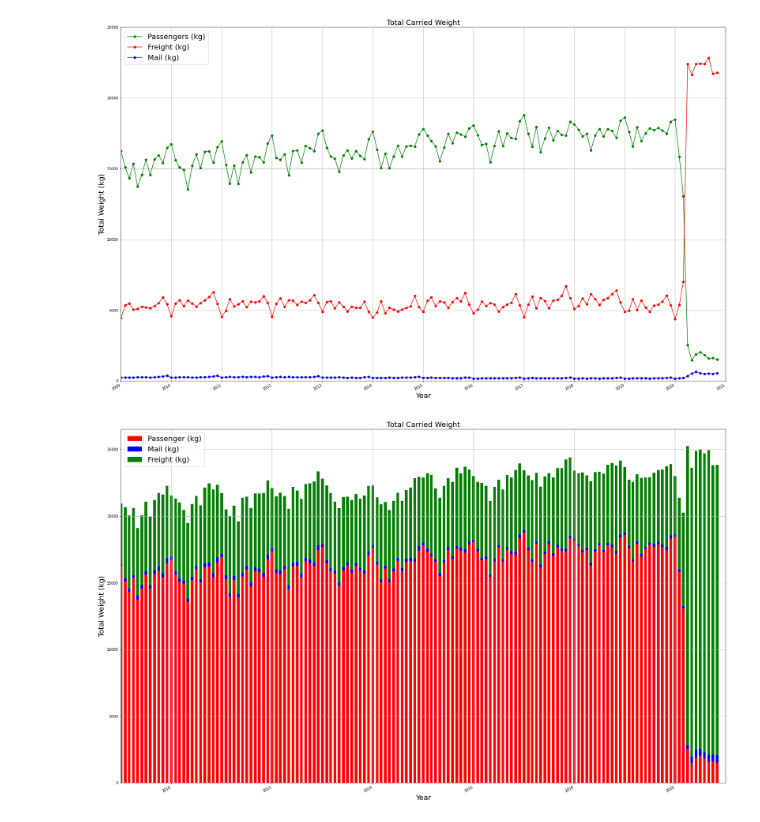
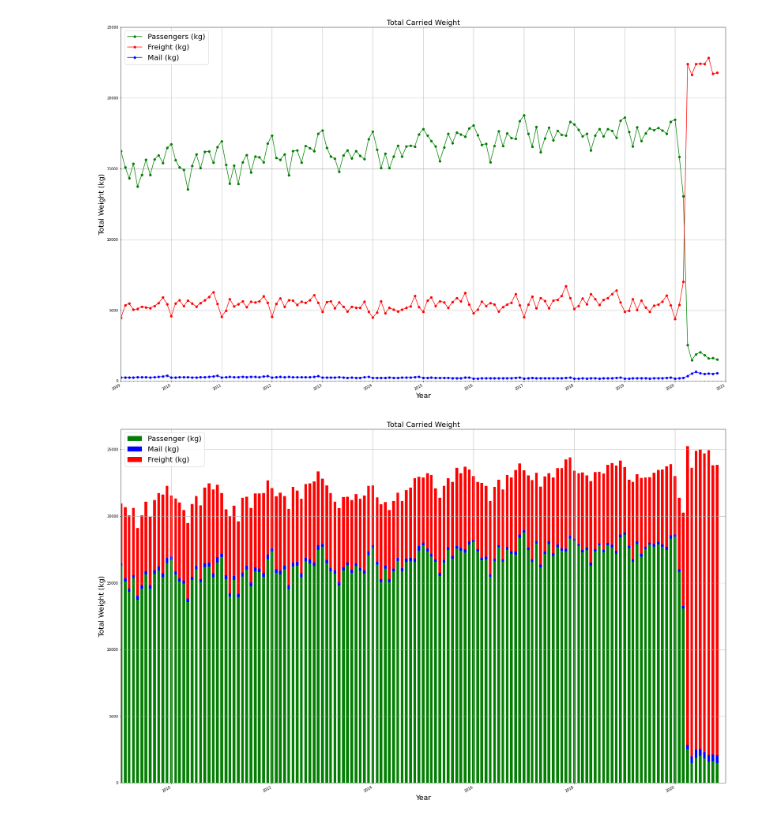
Before and after one commit to dianeyaneza/ebay-espresso, a Jupyter notebook: investigation/ratio_of_passengers_and_freight.ipynb, the cells around one changed output. Cells and saved outputs as stored; diff of their text form; code cells hidden in the pictures.

Commit message:
Changed formatting of ratio stacked bar graph

```diff
--- a/investigation/ratio_of_passengers_and_freight.ipynb
+++ b/investigation/ratio_of_passengers_and_freight.ipynb
@@ -231,33 +231,33 @@ years_fmt = mdates.DateFormatter('%Y') # Formatting like this because stack over
 fig, ax = plt.subplots(figsize=(30,20))
 # Dataset doesn't help us with legends, just lets us make it stacked
 dataset1 = np.array(ratioData['passenger_weight_per_flight'])
 dataset2 = np.array(ratioData['mail_per_flight'])
 dataset3 = np.array(ratioData['freight_per_flight'])
 ind = ratioData['date'] # x axes
 width = 20 # How fat do you want the line?
 
-p1 = ax.bar(ind, dataset1, width, color='r',label='Passenger (kg)')
+p1 = ax.bar(ind, dataset1, width, color='g',label='Passenger (kg)')
 p2 = ax.bar(ind, dataset2, width, bottom=dataset1, color='b',label='Mail (kg)')
-p3 = ax.bar(ind, dataset3, width, bottom=dataset1+dataset2, color='g',label='Freight (kg)')
+p3 = ax.bar(ind, dataset3, width, bottom=dataset1+dataset2, color='r',label='Freight (kg)')
 
 # format the xlim appropriately
 lastdate = ratioData['date'][len(ratioData['date'])-1] # np wouldn't accept ratiodata['date'][-1], so I had to do this
 datemin = np.datetime64(ratioData['date'][0], 'Y')
 datemax = np.datetime64(lastdate, 'Y') + np.timedelta64(1, 'Y')
 ax.set_xlim(datemin, datemax)
 
 # format the coords message box
 ax.format_xdata = mdates.DateFormatter('%Y-%m-%d')
 ax.grid(True)
 
 # just using a normal legend because it's easy
 ax.legend(prop={'size':20})
 
 fig.autofmt_xdate()
 plt.title('Total Carried Weight',fontsize=20)
 plt.xlabel('Year',fontsize=20)
 plt.ylabel('Total Weight (kg)', fontsize=20)
 plt.savefig('../images/total_carried_weight_per_flight_stacked_bar.png')
 plt.show()
 # %% [output]
-[figure, old version]
+[figure, new version]
```
Also changed, not shown: 1 other file.
